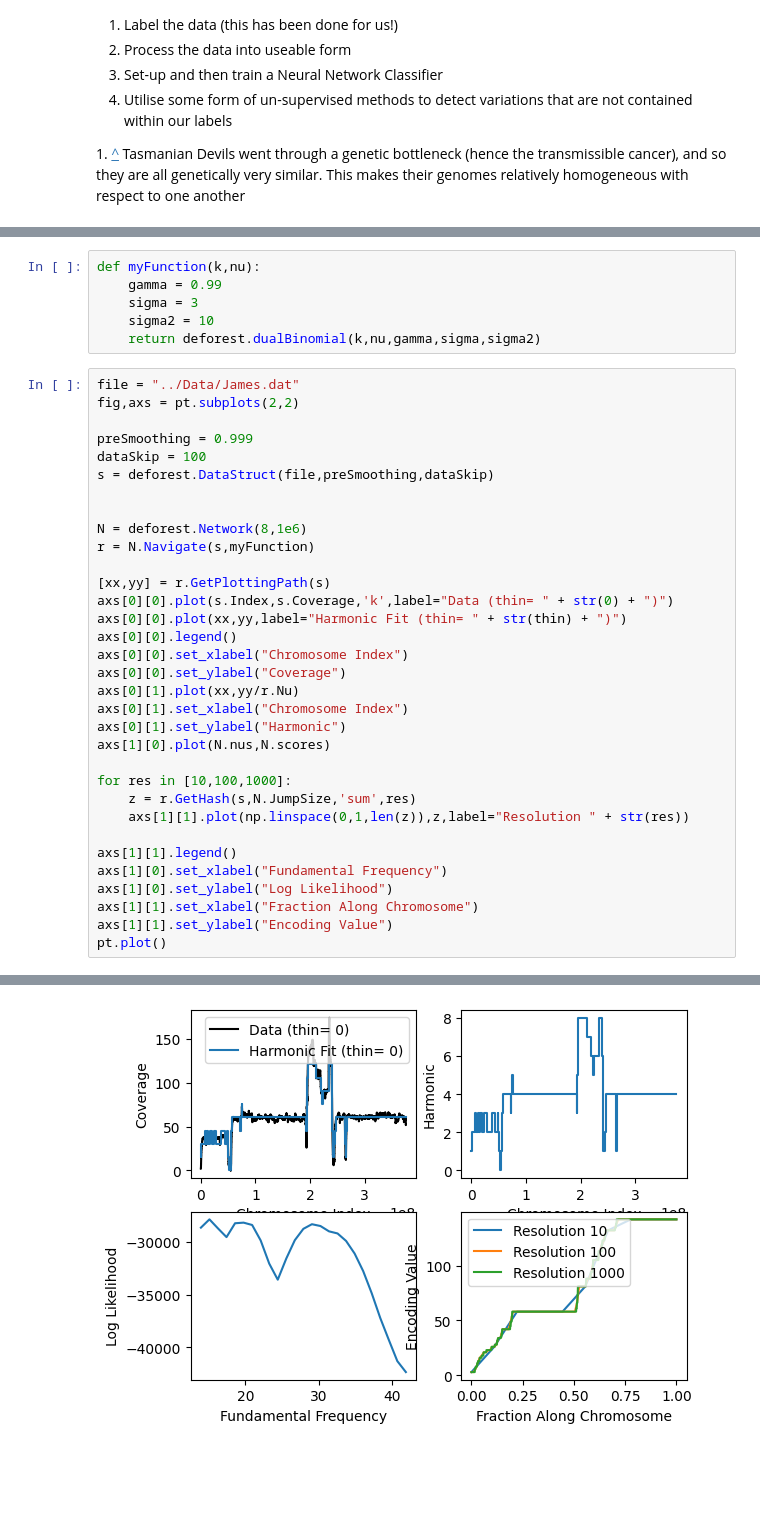
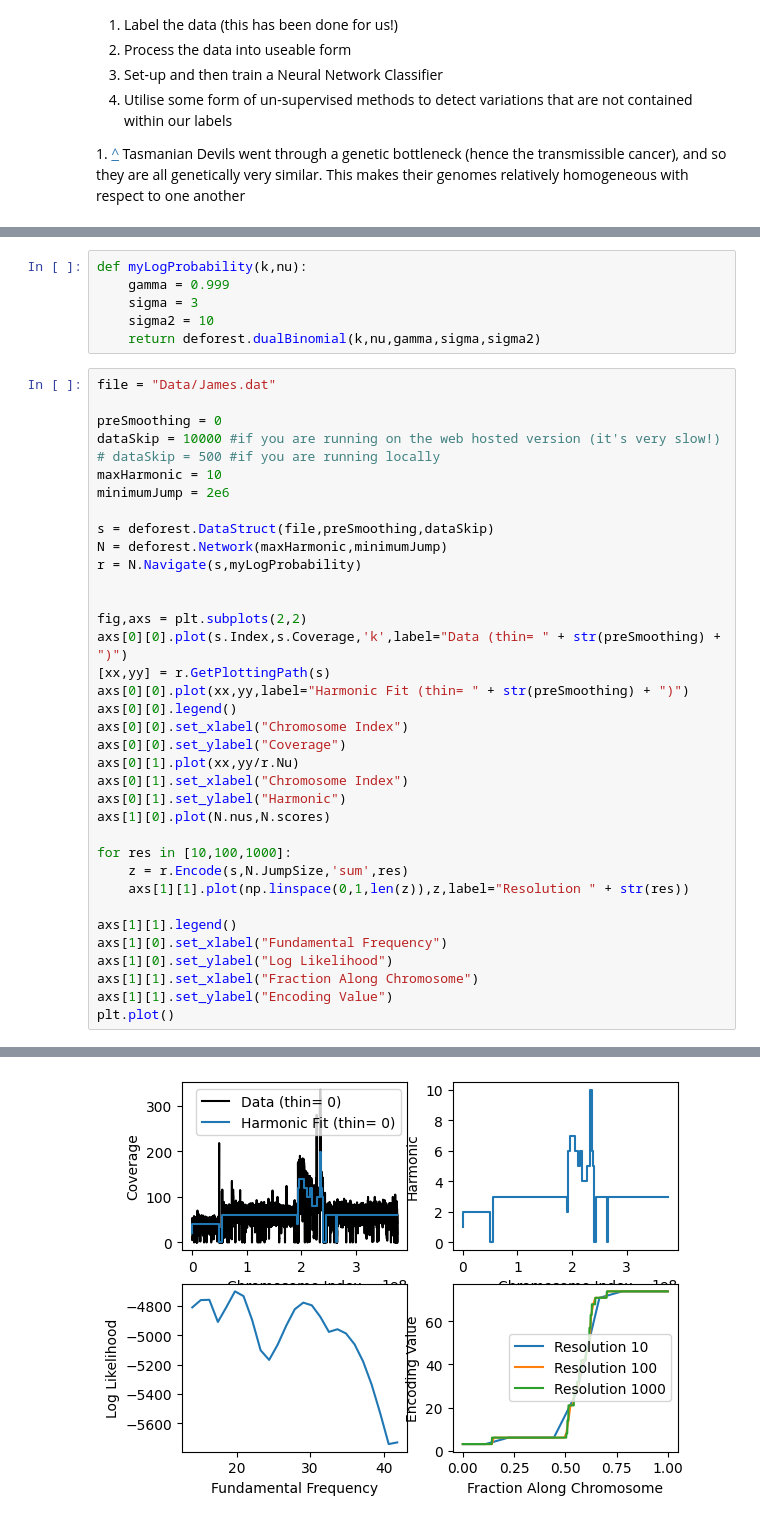
Before and after one commit to wtsi-hpag/CoverageWorkshop, a Jupyter notebook: Workshop.ipynb, the cells around one changed output, grey strips where cells are left out. Cells and saved outputs as stored; diff of their text form; blank space fills up the shorter version.

```diff
--- a/Workshop.ipynb
+++ b/Workshop.ipynb
@@ -78,42 +77,45 @@ from tqdm import tqdm
 # %%
-def myFunction(k,nu):
-	gamma = 0.99
+def myLogProbability(k,nu):
+	gamma = 0.999
 	sigma = 3
 	sigma2 = 10
 	return deforest.dualBinomial(k,nu,gamma,sigma,sigma2)
 # %%
-file = "../Data/James.dat"
-fig,axs = pt.subplots(2,2)
+file = "Data/James.dat"
 
-preSmoothing = 0.999
-dataSkip = 100
+preSmoothing = 0
+dataSkip = 10000 #if you are running on the web hosted version (it's very slow!)
+# dataSkip = 500 #if you are running locally
+maxHarmonic = 10
+minimumJump = 2e6
+
 s = deforest.DataStruct(file,preSmoothing,dataSkip)
+N = deforest.Network(maxHarmonic,minimumJump)
+r = N.Navigate(s,myLogProbability)
 
 
-N = deforest.Network(8,1e6)
-r = N.Navigate(s,myFunction)
-
+fig,axs = plt.subplots(2,2)
+axs[0][0].plot(s.Index,s.Coverage,'k',label="Data (thin= " + str(preSmoothing) + ")")
 [xx,yy] = r.GetPlottingPath(s)
-axs[0][0].plot(s.Index,s.Coverage,'k',label="Data (thin= " + str(0) + ")")
-axs[0][0].plot(xx,yy,label="Harmonic Fit (thin= " + str(thin) + ")")
+axs[0][0].plot(xx,yy,label="Harmonic Fit (thin= " + str(preSmoothing) + ")")
 axs[0][0].legend()
 axs[0][0].set_xlabel("Chromosome Index")
 axs[0][0].set_ylabel("Coverage")
 axs[0][1].plot(xx,yy/r.Nu)
 axs[0][1].set_xlabel("Chromosome Index")
 axs[0][1].set_ylabel("Harmonic")
 axs[1][0].plot(N.nus,N.scores)
 
 for res in [10,100,1000]:
-    z = r.GetHash(s,N.JumpSize,'sum',res)
+    z = r.Encode(s,N.JumpSize,'sum',res)
     axs[1][1].plot(np.linspace(0,1,len(z)),z,label="Resolution " + str(res))
 
 axs[1][1].legend()
 axs[1][0].set_xlabel("Fundamental Frequency")
 axs[1][0].set_ylabel("Log Likelihood")
 axs[1][1].set_xlabel("Fraction Along Chromosome")
 axs[1][1].set_ylabel("Encoding Value")
-pt.plot()
+plt.plot()
 # %% [output]
 []
-[figure, old version]
+[figure, new version]
```
Also changed, not shown: parts of 4 cells of this notebook, 2 other files.
